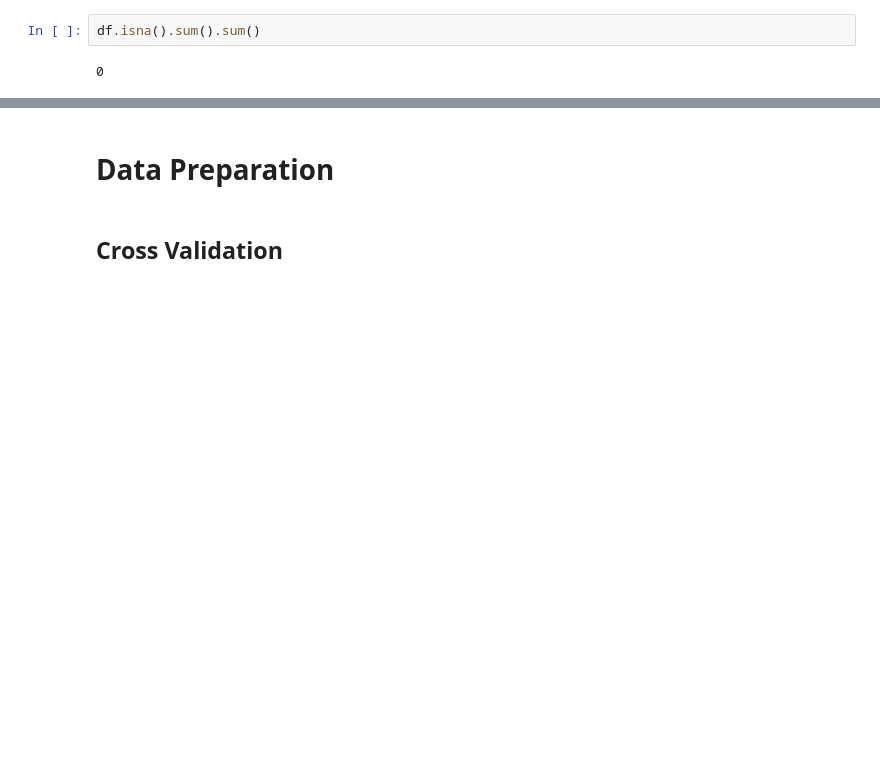
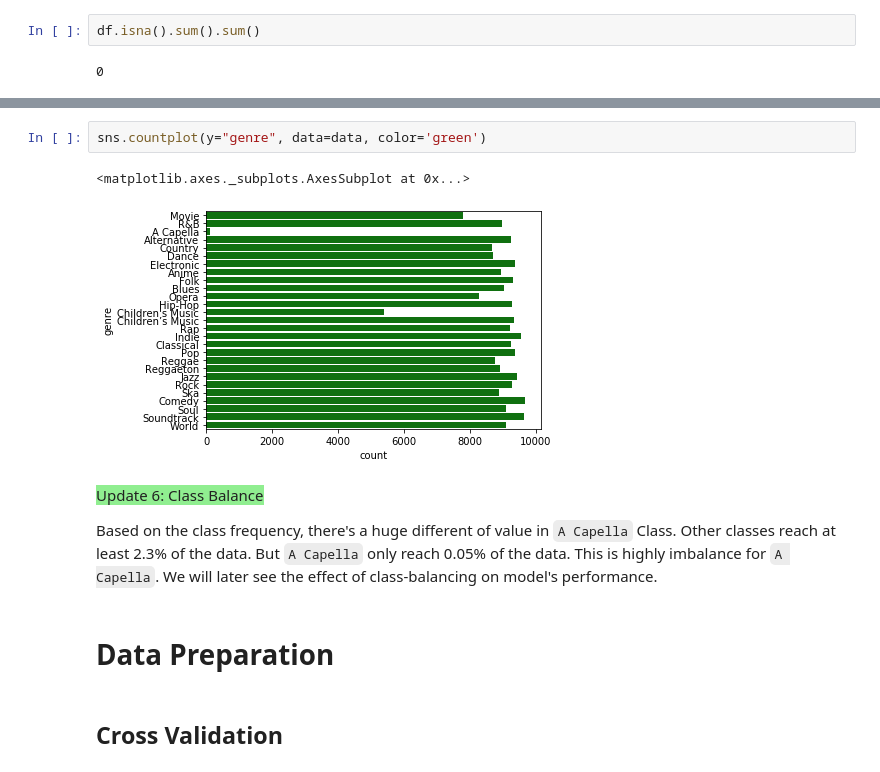
Before and after one commit to iqbalbasyar/Spotify-for-Data-Science, a Jupyter notebook: 2. Spotify Genre Classification.ipynb, the cells around one changed output, grey strips where cells are left out. Drawn from its saved outputs; the diff is of its cells as text; blank space fills up the shorter version.

Commit message:
Update Genre Classification

```diff
--- a/2. Spotify Genre Classification.ipynb
+++ b/2. Spotify Genre Classification.ipynb
@@ -157,3 +222,12 @@ df.isna().sum().sum()
+# %%
+sns.countplot(y="genre", data=data, color='green')
+# %% [output]
+<matplotlib.axes._subplots.AxesSubplot at 0x...>
+[figure, added]
+# %% [markdown]
+<span style="background-color:lightgreen">Update 6: Class Balance</span>
+
+Based on the class frequency, there's a huge different of value in `A Capella` Class. Other classes reach at least 2.3% of the data. But `A Capella` only reach 0.05% of the data. This is highly imbalance for `A Capella`. We will later see the effect of class-balancing on model's performance.
 # %% [markdown]
 # Data Preparation
 # %% [markdown]
```
Also changed, not shown: parts of 60 cells of this notebook, 2 other files.
